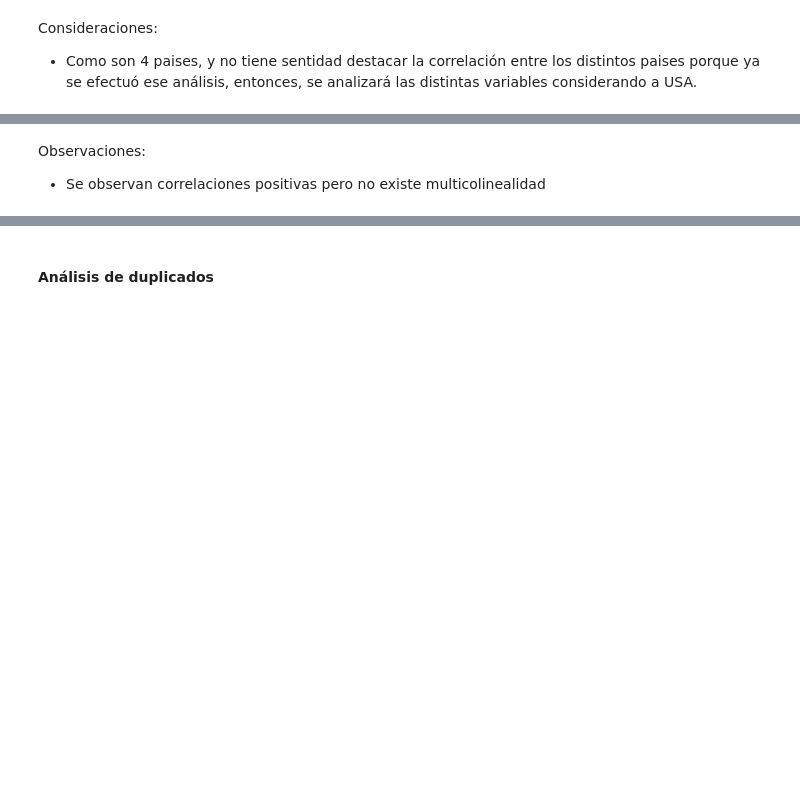
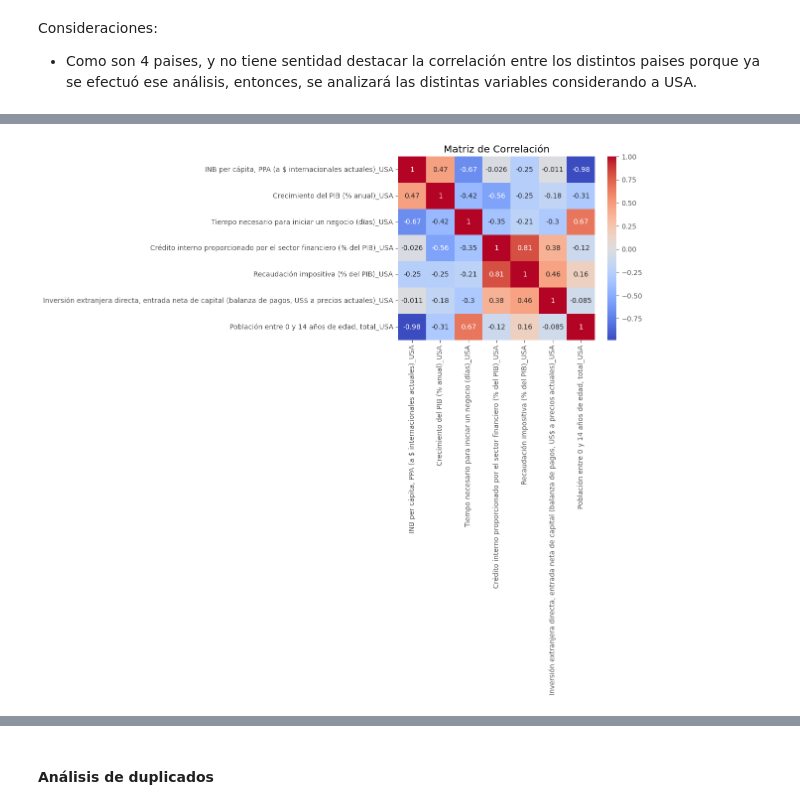
Before and after one commit to JosueMonte/gaming, a Jupyter notebook: eda_1.ipynb, the cells around one changed output, grey strips where cells are left out. Drawn from its saved outputs; the diff is of its cells as text; code cells hidden in the pictures; blank space fills up the shorter version.

```diff
--- a/eda_1.ipynb
+++ b/eda_1.ipynb
@@ -767,2 +961,2 @@ columnas_unicas
 # %%
-df_1_1_c = df_1_1_t.iloc[:1]
+df_1_1_c = df_1_1_t.iloc[1:]
@@ -768,0 +1001,25 @@ df_1_1_c = df_1_1_t.iloc[:1]
+# %%
+# Función para renombrar las columnas
+def rename_columns(df):
+    suffixes = ['_USA', '_EU', '_JPN', '_WLD']
+    new_columns = []
+    suffix_index = {}
+
+    for col in df.columns:
+        base_name = col.split('_')[0]  # Obtener el nombre base sin sufijo
+        if base_name not in suffix_index:
+            suffix_index[base_name] = 0
+        count = suffix_index[base_name]
+        if count >= len(suffixes):
+            count = len(suffixes) - 1  # Usar el último sufijo si se excede
+        new_col = f"{base_name}{suffixes[count]}"
+        new_columns.append(new_col)
+        suffix_index[base_name] += 1  # Incrementar el índice para el siguiente sufijo
+
+    return new_columns
+
+# Asignar los nuevos nombres de columnas al DataFrame
+df_1_1_c.columns = rename_columns(df_1_1_c)
+
+# Mostrar las nuevas columnas
+print(df_1_1_c.columns)
@@ -769,11 +1090,20 @@ df_1_1_c = df_1_1_t.iloc[:1]
 # %%
-# Calcular la matriz de correlación incluyendo la columna
-df_1_1_corr = df_1_1_c[['INB per cápita, PPA (a $ internacionales actuales)', 'Tasa de fertilidad, total (nacimientos por cada mujer)', 'Positive_Ratings', 'Negative_Ratings', 'Average_Playtime', 'Median_Playtime', 'Price']].corr()
+# Calcular la matriz de correlación incluyendo las columnas seleccionadas
+columns_to_use = ['INB per cápita, PPA (a $ internacionales actuales)_USA',
+                  'Crecimiento del PIB (% anual)_USA',
+                  'Tiempo necesario para iniciar un negocio (días)_USA',
+                  'Crédito interno proporcionado por el sector financiero (% del PIB)_USA',
+                  'Recaudación impositiva (% del PIB)_USA',
+                  'Inversión extranjera directa, entrada neta de capital (balanza de pagos, US$ a precios actuales)_USA',
+                  'Población entre 0 y 14 años de edad, total_USA']
+
+df_1_1_c_clean = df_1_1_c[columns_to_use].dropna()
+
+df_1_1_corr = df_1_1_c_clean.corr()
 
 # Visualizar la matriz de correlación
 sns.heatmap(df_1_1_corr, annot=True, cmap='coolwarm')
 plt.title('Matriz de Correlación')
 plt.show()
+# %% [output]
+[figure, added]
-# %% [markdown]
-Observaciones:
-* Se observan correlaciones positivas pero no existe multicolinealidad
```
Also changed, not shown: parts of 53 cells of this notebook, 1 other file.
